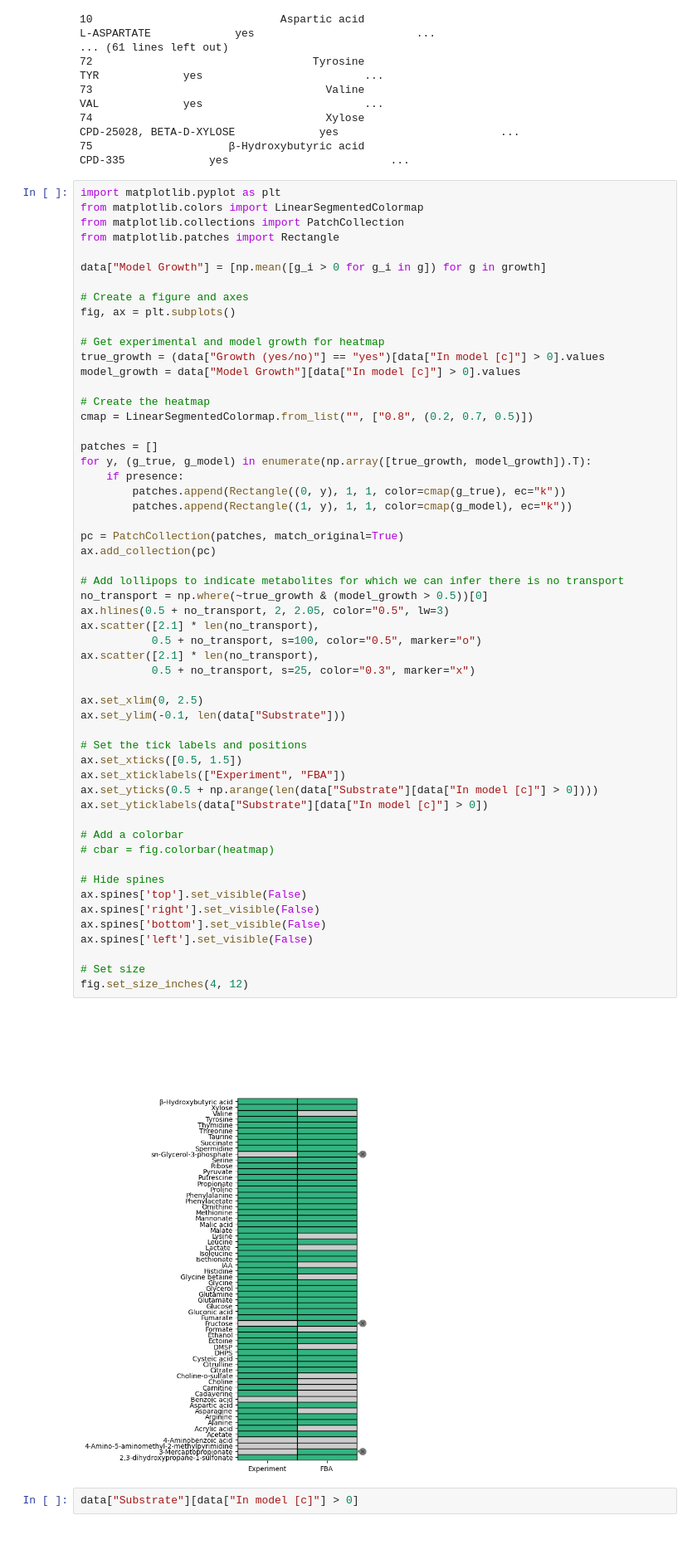
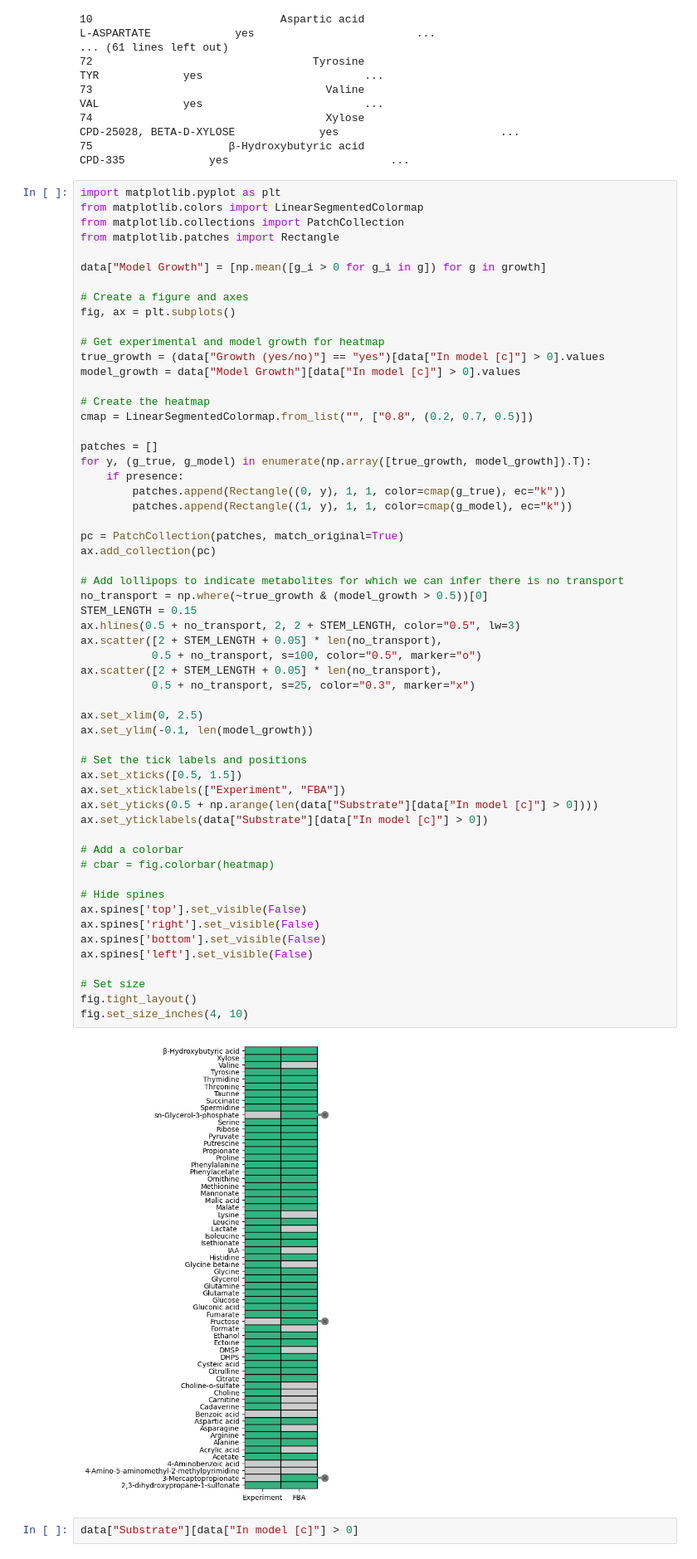
Before and after one commit to C-CoMP-STC/rpom-fba, a Jupyter notebook: figures/growth_no_growth.ipynb, the cells around one changed output. Shown at 83% size. Saved outputs shown, nothing was run; the diff lists cells and outputs as text.

Commit message:
Big belated code dump including but not limited to new figures, curations, and a new alternative draft model

```diff
--- a/figures/growth_no_growth.ipynb
+++ b/figures/growth_no_growth.ipynb
@@ -166,39 +166,41 @@ for y, (g_true, g_model) in enumerate(np.array([true_growth, model_growth]).T):
         patches.append(Rectangle((0, y), 1, 1, color=cmap(g_true), ec="k"))
         patches.append(Rectangle((1, y), 1, 1, color=cmap(g_model), ec="k"))
 
 pc = PatchCollection(patches, match_original=True)
 ax.add_collection(pc)
 
 # Add lollipops to indicate metabolites for which we can infer there is no transport
 no_transport = np.where(~true_growth & (model_growth > 0.5))[0]
-ax.hlines(0.5 + no_transport, 2, 2.05, color="0.5", lw=3)
-ax.scatter([2.1] * len(no_transport),
+STEM_LENGTH = 0.15
+ax.hlines(0.5 + no_transport, 2, 2 + STEM_LENGTH, color="0.5", lw=3)
+ax.scatter([2 + STEM_LENGTH + 0.05] * len(no_transport),
            0.5 + no_transport, s=100, color="0.5", marker="o")
-ax.scatter([2.1] * len(no_transport),
+ax.scatter([2 + STEM_LENGTH + 0.05] * len(no_transport),
            0.5 + no_transport, s=25, color="0.3", marker="x")
 
 ax.set_xlim(0, 2.5)
-ax.set_ylim(-0.1, len(data["Substrate"]))
+ax.set_ylim(-0.1, len(model_growth))
 
 # Set the tick labels and positions
 ax.set_xticks([0.5, 1.5])
 ax.set_xticklabels(["Experiment", "FBA"])
 ax.set_yticks(0.5 + np.arange(len(data["Substrate"][data["In model [c]"] > 0])))
 ax.set_yticklabels(data["Substrate"][data["In model [c]"] > 0])
 
 # Add a colorbar
 # cbar = fig.colorbar(heatmap)
 
 # Hide spines
 ax.spines['top'].set_visible(False)
 ax.spines['right'].set_visible(False)
 ax.spines['bottom'].set_visible(False)
 ax.spines['left'].set_visible(False)
 
 # Set size
-fig.set_size_inches(4, 12)
+fig.tight_layout()
+fig.set_size_inches(4, 10)
 # %% [output]
-[figure, old version]
+[figure, new version]
 # %%
 data["Substrate"][data["In model [c]"] > 0]
 # %% [output]
```
Also changed, not shown: parts of 1 cell of this notebook, 47 other files.
